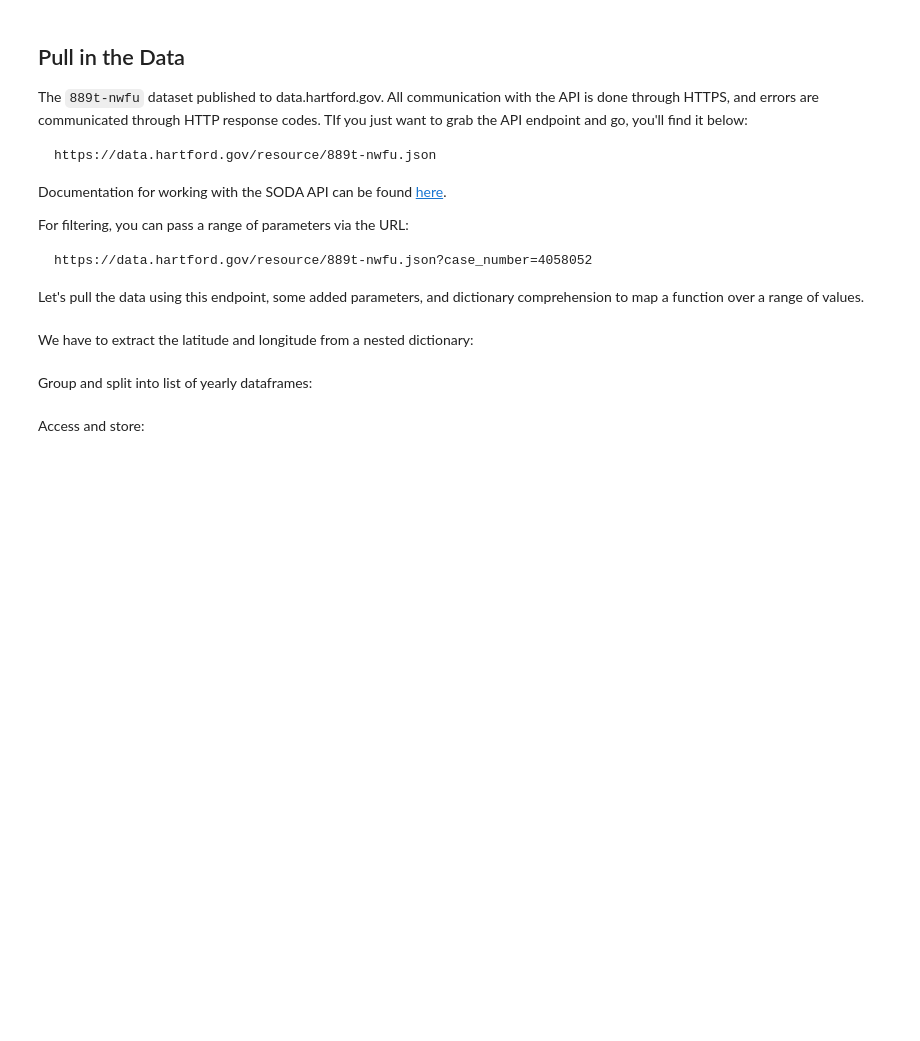
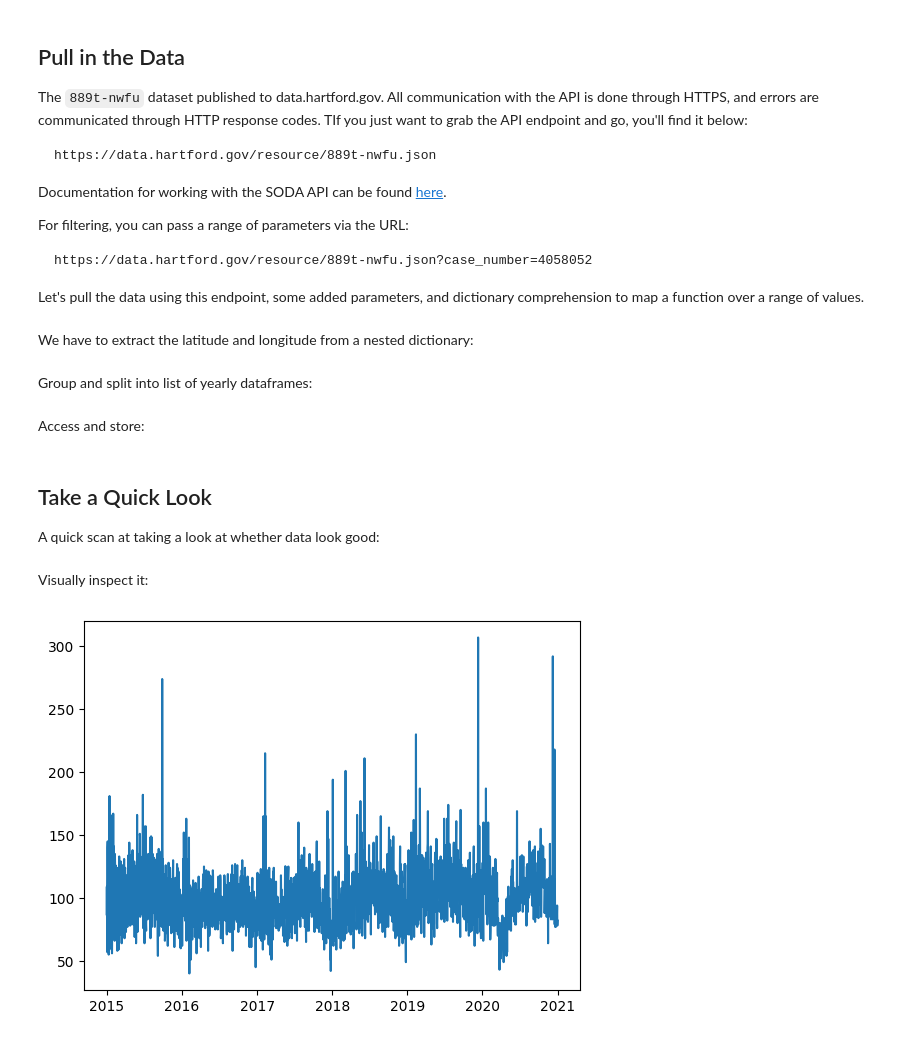
Before and after one commit to cllghn/datasets, a Jupyter notebook: CT/hartford_crime_data.ipynb, the cells around one changed output. Saved outputs shown, nothing was run; the diff lists cells and outputs as text; code cells hidden in the pictures; blank space fills up the shorter version.

Commit message:
add hartford

```diff
--- a/CT/hartford_crime_data.ipynb
+++ b/CT/hartford_crime_data.ipynb
@@ -63,3 +63,24 @@ Access and store:
 for year, df in dfs_by_year:
     file_path = os.path.join('Hartford', f'{year}_889t-nwfu.csv')
     df.to_csv(file_path, encoding = 'utf-8', index = False)
+# %% [markdown]
+## Take a Quick Look
+
+A quick scan at taking a look at whether data look good:
+# %%
+def group_by_day(df: pd.DataFrame, day_var: str) -> None:
+    df['date'] = pd.to_datetime(df[day_var])
+    out = df.groupby(df['date'].dt.date).size().reset_index(name='dcount')
+    return(out)
+
+time_counts = group_by_day(df = hartford_df, day_var="date")
+# %% [markdown]
+Visually inspect it:
+# %%
+import matplotlib.pyplot as plt
+
+time_counts = time_counts.set_index(time_counts['date'])
+plt.plot(time_counts['dcount'])
+plt.show()
+# %% [output]
+[figure, added]
```
